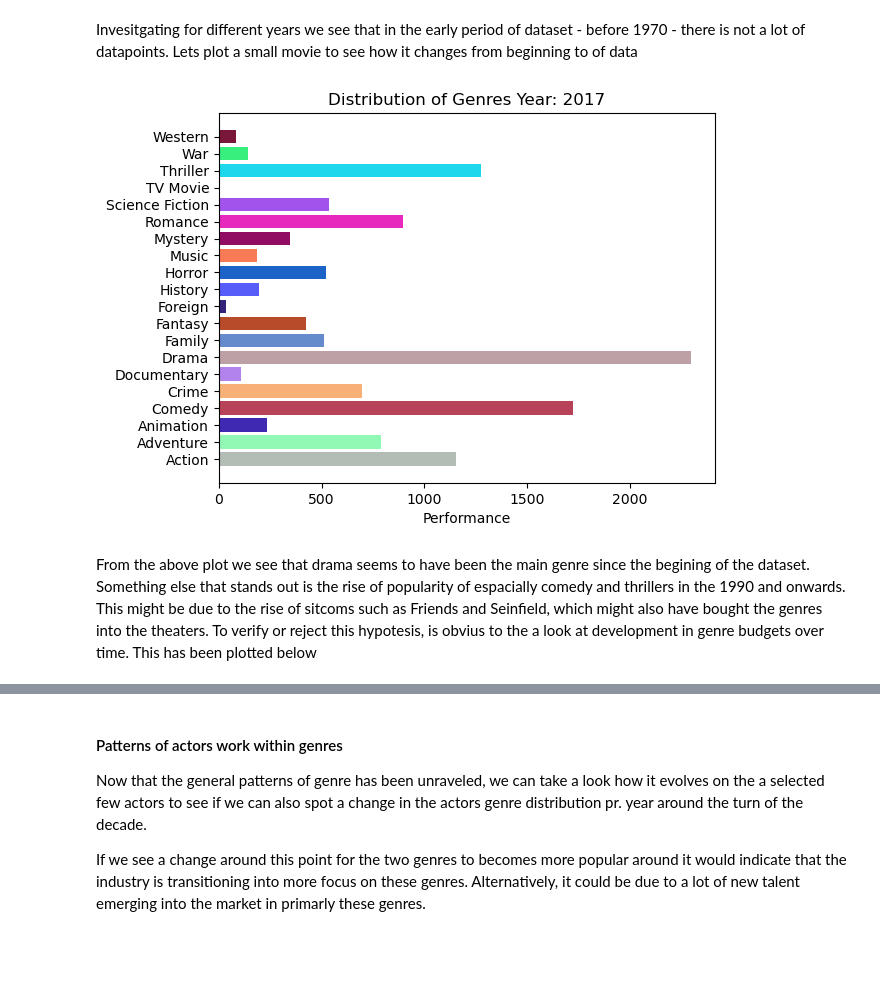
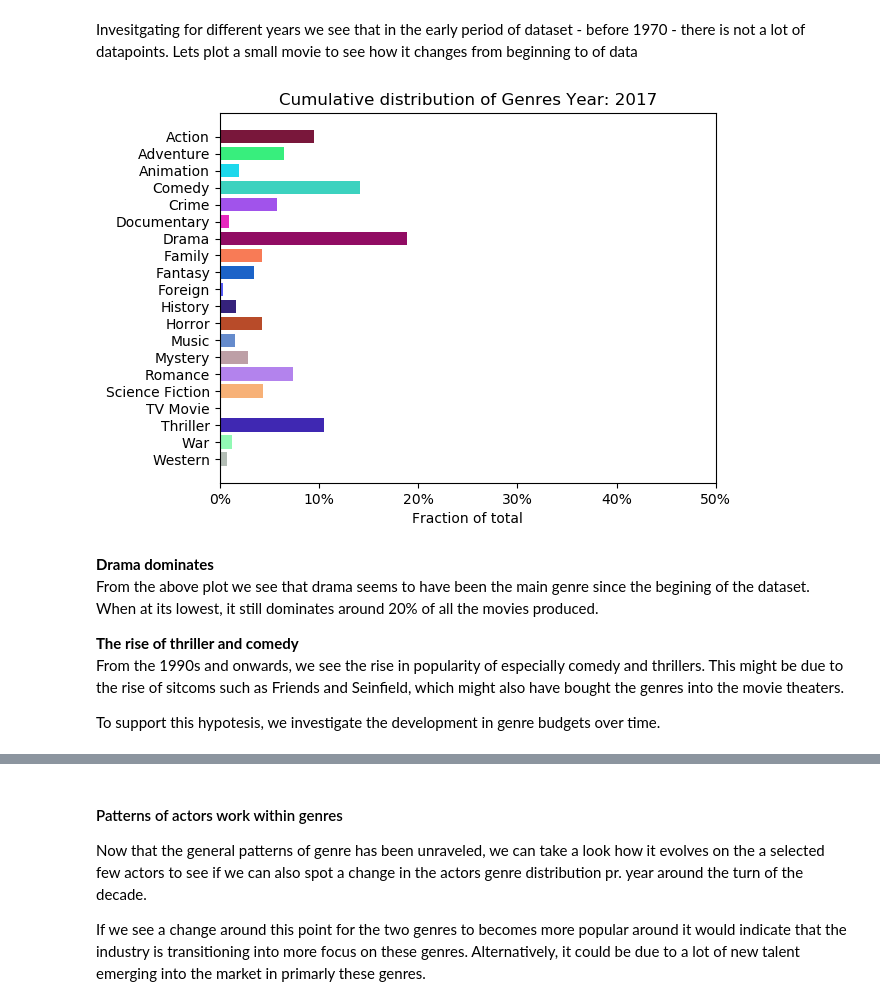
Before and after one commit to GSHDK/Social-Graphs-and-Interactions, a Jupyter notebook: Project assignment B.ipynb, the cells around one changed output, grey strips where cells are left out. Saved outputs shown, nothing was run; the diff lists cells and outputs as text; code cells hidden in the pictures; blank space fills up the shorter version.

```diff
--- a/Project assignment B.ipynb
+++ b/Project assignment B.ipynb
@@ -70,3 +71,5 @@ df, G = create_df_G_from_path('')
+# %%
+df, G = create_df_G_from_path(r'C:\Users\bilto\OneDrive\Uddannelse\Skole\DTU\02805 - Sociale Grafer og interaktioner\Afleveringer\\')
 # %% [markdown]
 ### Network investigation
 To gain deeper insight into our network we will start off by letting the data talk
@@ -309,18 +361,18 @@ Now that we have a basic understanding of the network we can start taking a look
 # %%
-# Has there been a large change in the most popular genre
+#Sort by release date
 df.sort_values('release_date', inplace=True)
 
 movie_genre={}
-for x in df.iterrows():
-    movie_genre[x[1]['original_title']]=[y['name'] for y in json.loads(x[1]['genres'])]
+for i, row in df.iterrows():
+    movie_genre[row['original_title']]=[y['name'] for y in json.loads(row['genres'])]
 
 
 genres=set([y for x in movie_genre.values() for y in x])
 data = defaultdict(lambda: defaultdict(int))
 
-for x in df.iterrows():
-    for y in json.loads(x[1]['genres']):
-        data[x[1]['release_date'].year][y['name']]+=1
+for i, row in df.iterrows():
+    for y in json.loads(row['genres']):
+        data[row['release_date'].year][y['name']]+=1
 # Set missing values
 for k in data.keys():
     missing_k=genres.difference(set( x for x in data[k].keys()))
@@ -358,32 +411,51 @@ Invesitgating for different years we see that in the early period of dataset - b
 # %%
 # Multiple plots shown as a movie
-
 %matplotlib inline
 np.random.seed(19680801)
 plt.rcdefaults()
 
-cumm=True
+fig, ax = plt.subplots()
 
-# Example data
+
+#Cumulative plot
+cumm = True
+
+#Initial
 y_pos = np.arange(len(genres))
 colors = np.random.rand(len(genres),3)
 #lazy init
-labels_=[x[0] for x in sorted(data[2000].items())]
+labels_=[x[0] for x in sorted(data[2000].items(), key = lambda x: x[0], reverse = True)]
 
+#Plot each year
 cumm_data=np.zeros(len(labels_))
 for year in data.keys():
-    performance = [x[1] for x in sorted(data[year].items())]
+    performance = np.array([x[1] for x in sorted(data[year].items(), reverse = True)])
+    labels_ = [x[0] for x in sorted(data[year].items(), key = lambda x: x[0], reverse = True)]
+
     cumm_data+=performance
+
     if cumm:
         performance=cumm_data
+    performance = performance / performance.sum()
+
     plt.barh(y_pos, performance, align='center', color=colors)
-    plt.xlabel('Performance')
+    plt.xlabel('Fraction of total')
     plt.yticks(y_pos,labels_)
-    plt.title(f"Distribution of Genres Year: {year}")
+    plt.xticks([x for x in np.arange(0,11) / 10])
+    plt.xlim(0,.5)
+    plt.gca().xaxis.set_major_formatter(StrMethodFormatter('{x:,.0%}'))
+
+    plt.title(f"Cumulative distribution of Genres Year: {year}")
     plt.show()
     time.sleep(0.1)
     clear_output(wait=True)
 # %% [output]
-[figure, old version]
+[figure, new version]
 # %% [markdown]
-From the above plot we see that drama seems to have been the main genre since the begining of the dataset. Something else that stands out is the rise of popularity of espacially comedy and thrillers in the 1990 and onwards. This might be due to the rise of sitcoms such as Friends and Seinfield, which might also have bought the genres into the theaters. To verify or reject this hypotesis, is obvius to the a look at development in genre budgets over time. This has been plotted below
+<b> Drama dominates </b> <br>
+From the above plot we see that drama seems to have been the main genre since the begining of the dataset. When at its lowest, it still dominates around 20% of all the movies produced.
+
+<b> The rise of thriller and comedy </b> <br>
+From the 1990s and onwards, we see the rise in popularity of especially comedy and thrillers. This might be due to the rise of sitcoms such as Friends and Seinfield, which might also have bought the genres into the movie theaters. <br>
+
+To support this hypotesis, we investigate the development in genre budgets over time.
```
Also changed, not shown: parts of 39 cells of this notebook, 3 other files.
